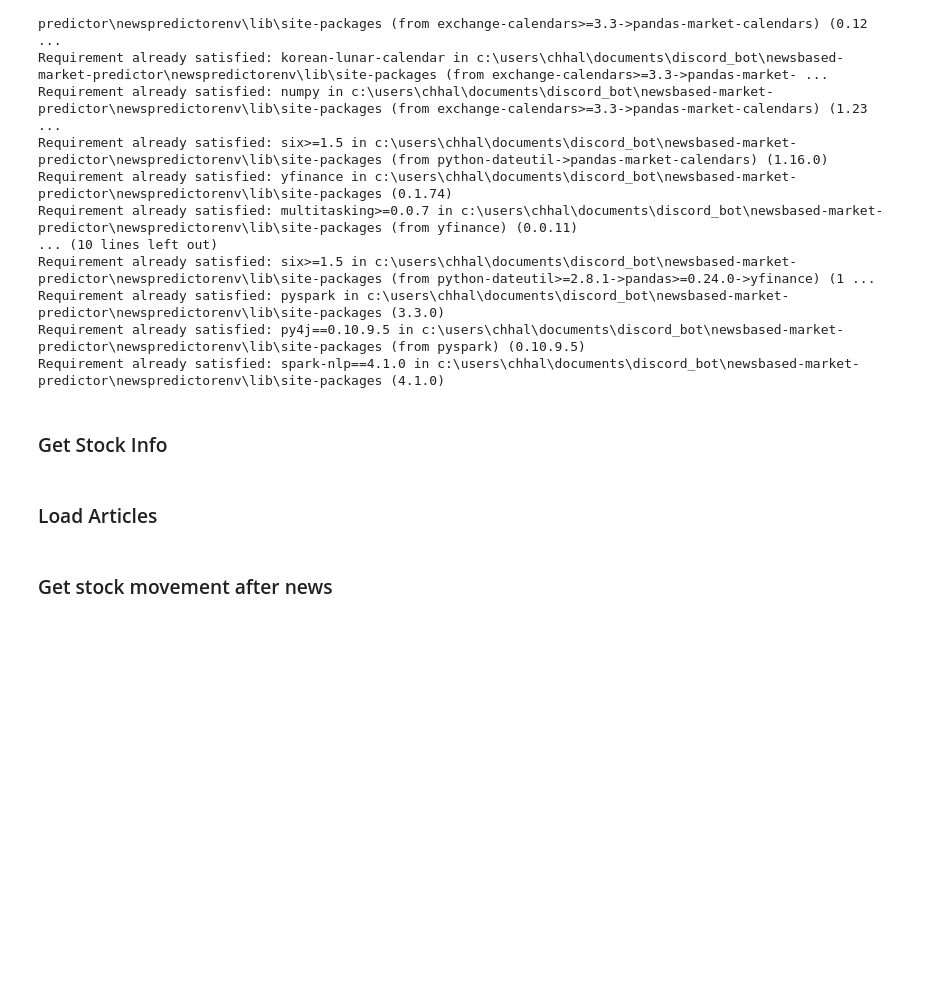
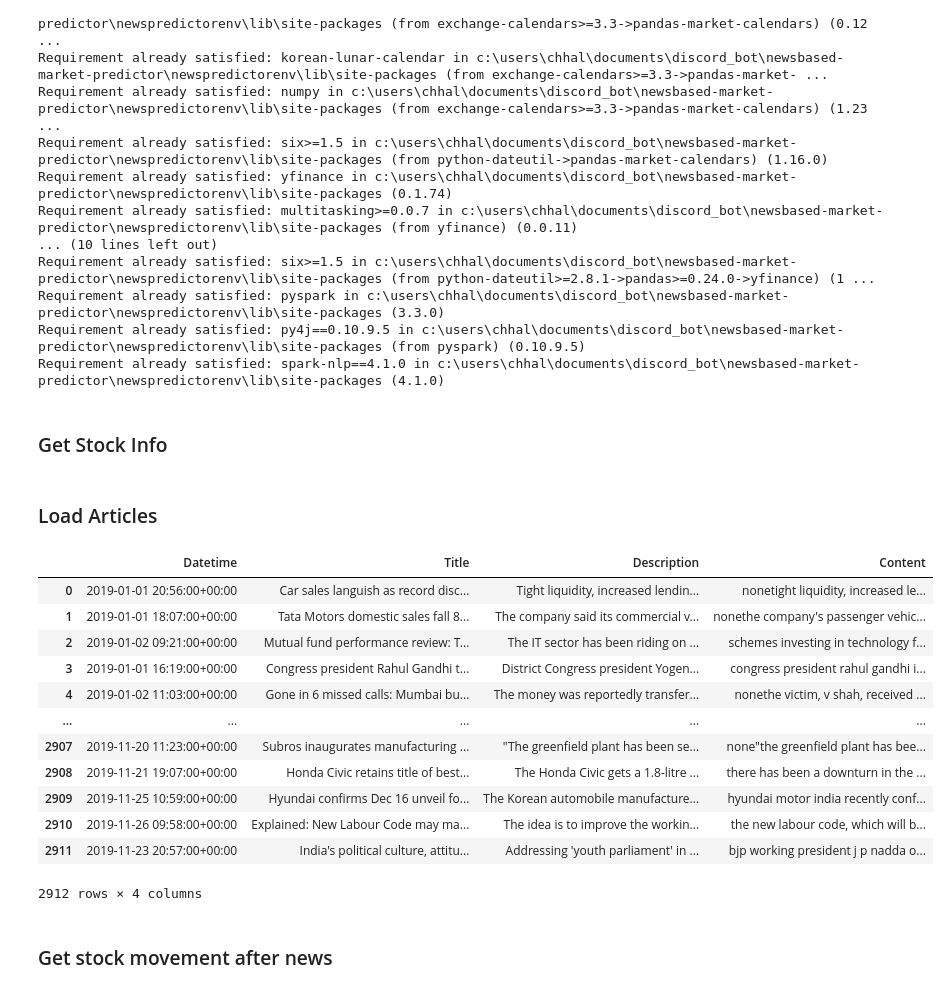
Before and after one commit to PC53/NewsBased-Market-Predictor, a Jupyter notebook: Article Data PreProcessing/CleaningAndPreProcessing.ipynb, the cells around one changed output. Cells and saved outputs as stored; diff of their text form; code cells hidden in the pictures; blank space fills up the shorter version.

```diff
--- a/Article Data PreProcessing/CleaningAndPreProcessing.ipynb
+++ b/Article Data PreProcessing/CleaningAndPreProcessing.ipynb
@@ -119,8 +119,23 @@ if not ARTICLES_UPDATED:
 # %%
 df_main = pd.read_csv(os.path.join(DATA_DIR,'updated_data.csv'))
 
 # change content to lower case
 df_main['Content'] = df_main['Content'].astype(str).str.lower()
+df_main
+# %% [output]
+|  | Datetime | Title | Description | Content |
+| 0 | 2019-01-01 20:56:00+00:00 | Car sales languish as record disc... | Tight liquidity, increased lendin... | nonetight liquidity, increased le... |
+| 1 | 2019-01-01 18:07:00+00:00 | Tata Motors domestic sales fall 8... | The company said its commercial v... | nonethe company's passenger vehic... |
+| 2 | 2019-01-02 09:21:00+00:00 | Mutual fund performance review: T... | The IT sector has been riding on ... | schemes investing in technology f... |
+| 3 | 2019-01-01 16:19:00+00:00 | Congress president Rahul Gandhi t... | District Congress president Yogen... | congress president rahul gandhi i... |
+| 4 | 2019-01-02 11:03:00+00:00 | Gone in 6 missed calls: Mumbai bu... | The money was reportedly transfer... | nonethe victim, v shah, received ... |
+| ... | ... | ... | ... | ... |
+| 2907 | 2019-11-20 11:23:00+00:00 | Subros inaugurates manufacturing ... | "The greenfield plant has been se... | none"the greenfield plant has bee... |
+| 2908 | 2019-11-21 19:07:00+00:00 | Honda Civic retains title of best... | The Honda Civic gets a 1.8-litre ... | there has been a downturn in the ... |
+| 2909 | 2019-11-25 10:59:00+00:00 | Hyundai confirms Dec 16 unveil fo... | The Korean automobile manufacture... | hyundai motor india recently conf... |
+| 2910 | 2019-11-26 09:58:00+00:00 | Explained: New Labour Code may ma... | The idea is to improve the workin... | the new labour code, which will b... |
+| 2911 | 2019-11-23 20:57:00+00:00 | India's political culture, attitu... | Addressing 'youth parliament' in ... | bjp working president j p nadda o... |
+2912 rows × 4 columns
 # %%
 def find_stock_in_content(content):
     content = str(content)
```
Also changed, not shown: parts of 4 cells of this notebook, 12 other files.
